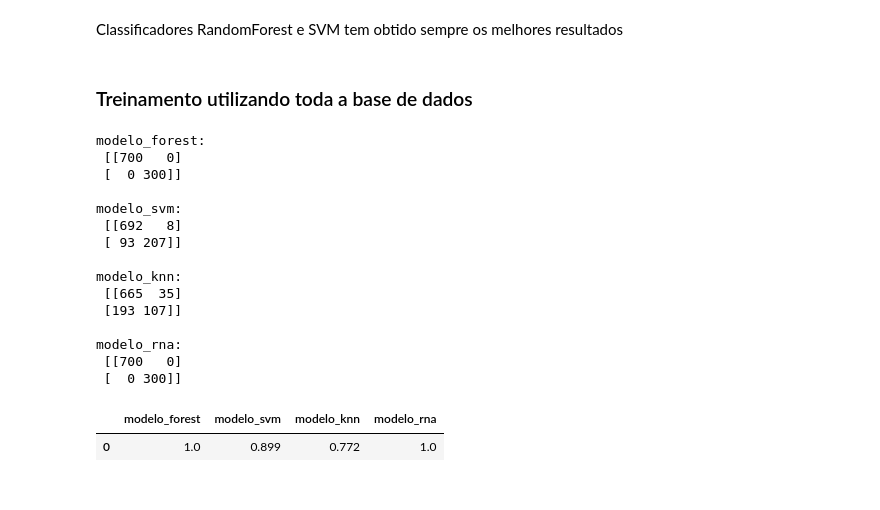
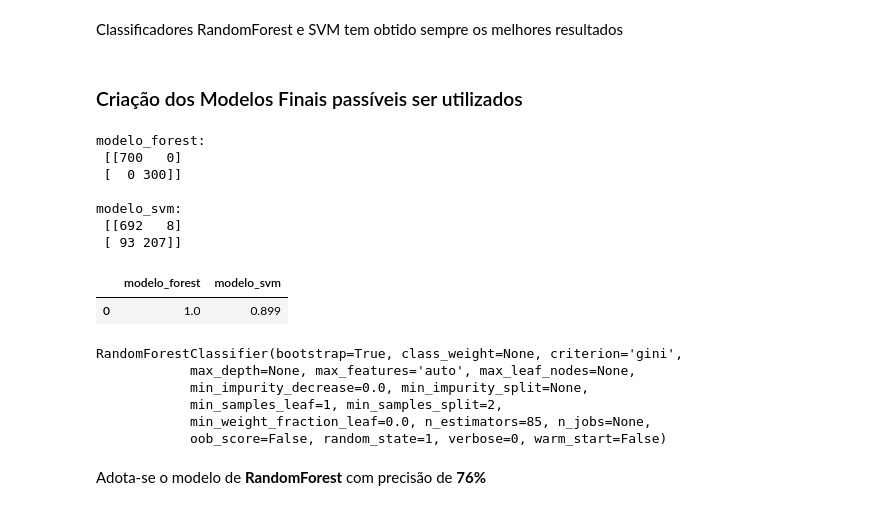
Before and after one commit to brmaciel/Projetos_AnaliseDados, a Jupyter notebook: Analise_Credito/Avaliacao_Classificadores.ipynb, the cells around one changed output. Cells and saved outputs as stored; diff of their text form; code cells hidden in the pictures.

Commit message:
Add escolha do modelo

```diff
--- a/Analise_Credito/Avaliacao_Classificadores.ipynb
+++ b/Analise_Credito/Avaliacao_Classificadores.ipynb
@@ -327,8 +327,8 @@ average_result
 | 0 | 0.763067 | 0.743267 | 0.725867 | 0.710767 |
 # %% [markdown]
 Classificadores RandomForest e SVM tem obtido sempre os melhores resultados
-# %% [markdown]
-### Treinamento utilizando toda a base de dados
+# %% [markdown]
+### Criação dos Modelos Finais passíveis ser utilizados
 # %%
 # Cria os modelos que mostraram ter melhor precisão
 def create_models():
@@ -338,46 +338,43 @@ def create_models():
     svm_model = SVC(kernel='rbf', C=2.0)
     svm_model.fit(previsores, classe)
 
-    knn_model = KNeighborsClassifier(n_neighbors=8, metric='minkowski', p=2)
-    knn_model.fit(previsores, classe)
-
-    rna_model = MLPClassifier(hidden_layer_sizes=(100), learning_rate_init=0.1, tol =0.000001, random_state=0)
-    rna_model.fit(previsores, classe)
-
-    return forest_model, svm_model, knn_model, rna_model
+    return forest_model, svm_model
 # %%
 # Cria os modelos de classificacao
 classificadores = create_models()
-list_models = ['modelo_forest', 'modelo_svm', 'modelo_knn', 'modelo_rna']
+list_models = ['modelo_forest', 'modelo_svm']
 
 # Avaliação dos modelos carregados
 precisoes = DataFrame(columns=list_models)
 matrizes = {}
 for i in range(len(classificadores)):
     precisoes[list_models[i]] = Series(classificadores[i].score(previsores, classe))
 
     _, matriz = avalia_modelo(list_models[i], classificadores[i], previsores, classe)
     matrizes[list_models[i]] = matriz
 
 for key, val in matrizes.items():
     print("\n{}:\n {}".format(key, val))
 
 precisoes
 # %% [output]
 modelo_forest:
  [[700   0]
  [  0 300]]
 
 modelo_svm:
  [[692   8]
  [ 93 207]]
-
-modelo_knn:
- [[665  35]
- [193 107]]
-
-modelo_rna:
- [[700   0]
- [  0 300]]
-|  | modelo_forest | modelo_svm | modelo_knn | modelo_rna |
-| 0 | 1.0 | 0.899 | 0.772 | 1.0 |
+|  | modelo_forest | modelo_svm |
+| 0 | 1.0 | 0.899 |
+# %%
+classificadores[0]
+# %% [output]
+RandomForestClassifier(bootstrap=True, class_weight=None, criterion='gini',
+            max_depth=None, max_features='auto', max_leaf_nodes=None,
+            min_impurity_decrease=0.0, min_impurity_split=None,
+            min_samples_leaf=1, min_samples_split=2,
+            min_weight_fraction_leaf=0.0, n_estimators=85, n_jobs=None,
+            oob_score=False, random_state=1, verbose=0, warm_start=False)
+# %% [markdown]
+Adota-se o modelo de **RandomForest** com precisão de **76%**
```
Also changed, not shown: parts of 1 cell of this notebook.
